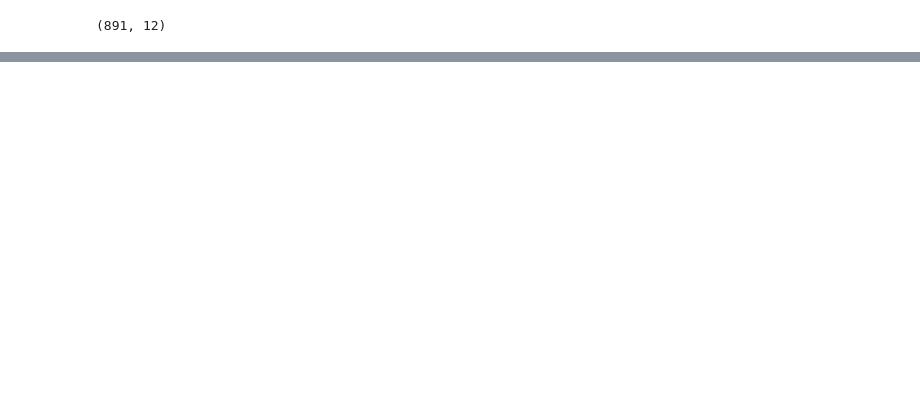
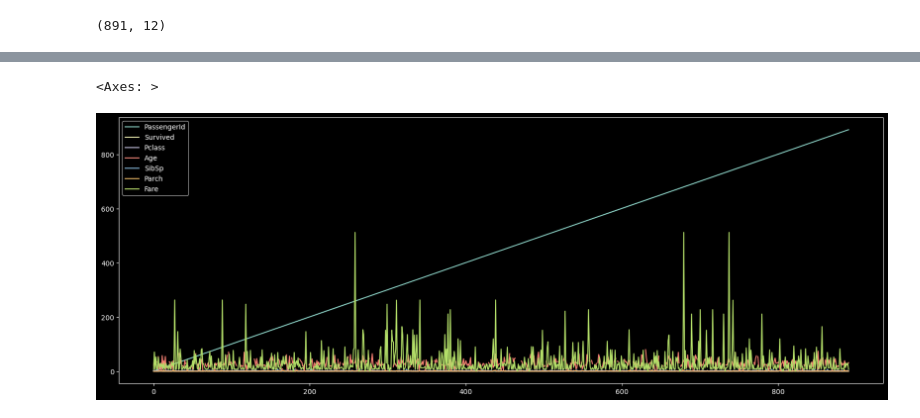
Before and after one commit to KeichiTS/Curso_Manipulacao_e_analise_de_dados_com_Pandas, a Jupyter notebook: plotGraph.ipynb, the cells around one changed output, grey strips where cells are left out. Cells and saved outputs as stored; diff of their text form; code cells hidden in the pictures; blank space fills up the shorter version.

```diff
--- a/plotGraph.ipynb
+++ b/plotGraph.ipynb
@@ -50,0 +59,5 @@ plt.show()
+# %%
+d.plot()
+# %% [output]
+<Axes: >
+[figure, added]
```
Also changed, not shown: parts of 3 cells of this notebook.
